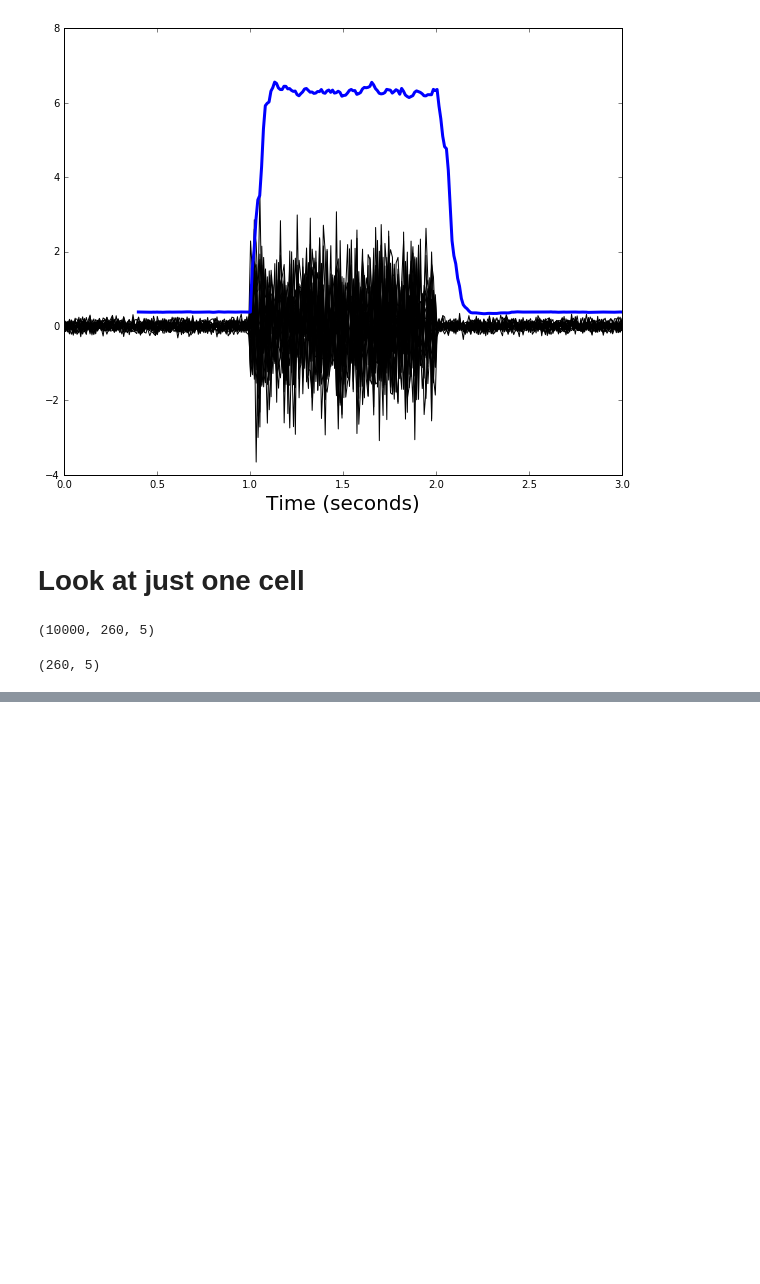
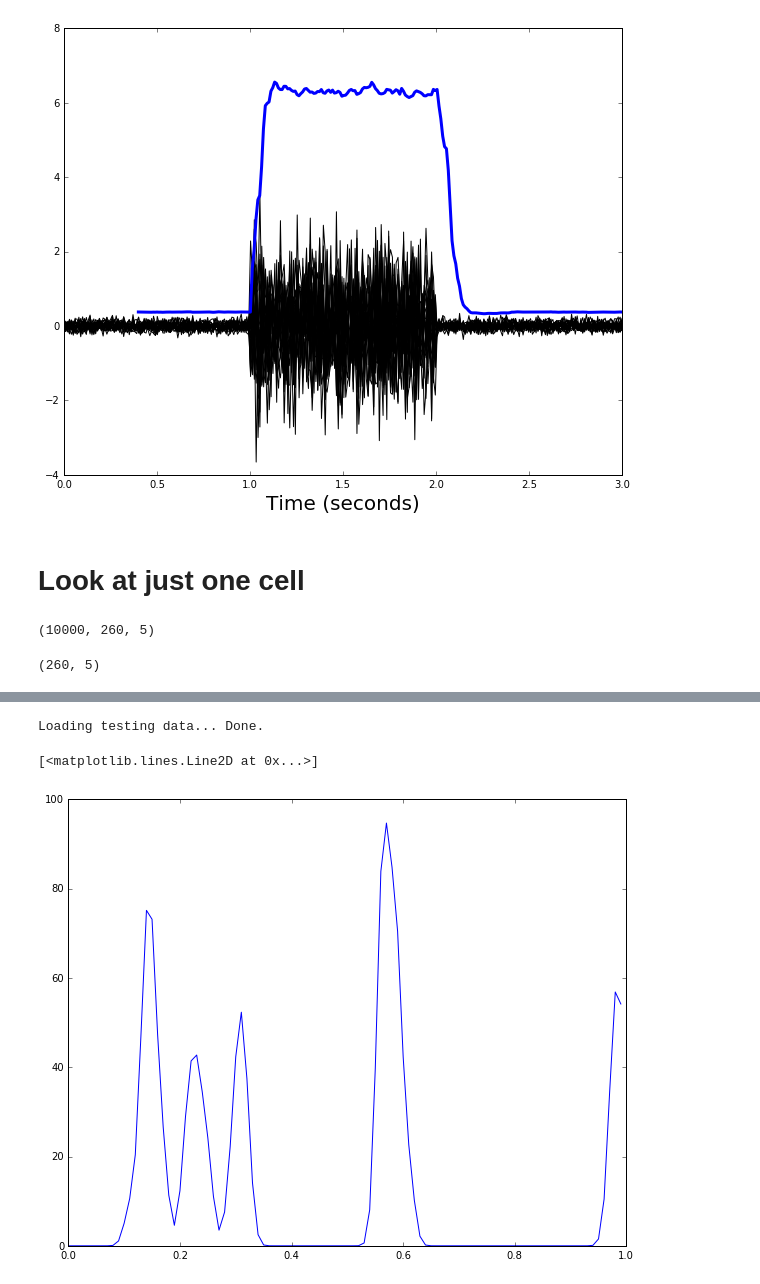
Before and after one commit to baccuslab/deep-retina, a Jupyter notebook: notebooks/Visualizing model trained on both whitenoise and naturalscenes.ipynb, the cells around one changed output, grey strips where cells are left out. Drawn from its saved outputs; the diff is of its cells as text; code cells hidden in the pictures; blank space fills up the shorter version.

Commit message:
updating visualization notebook

```diff
--- a/notebooks/Visualizing model trained on both whitenoise and naturalscenes.ipynb
+++ b/notebooks/Visualizing model trained on both whitenoise and naturalscenes.ipynb
@@ -268,0 +271,11 @@ for c in range(average_rs.shape[1]):
+# %%
+data = loadexpt(0, 'naturalscene', 'test', 40)
+# %% [output]
+Loading testing data... Done.
+# %%
+t = np.linspace(0, 0.01*data.y.size, data.y.size)
+# %%
+plt.plot(t[:100], data.y[:100])
+# %% [output]
+[<matplotlib.lines.Line2D at 0x...>]
+[figure, added]
```
Also changed, not shown: parts of 2 cells of this notebook.
